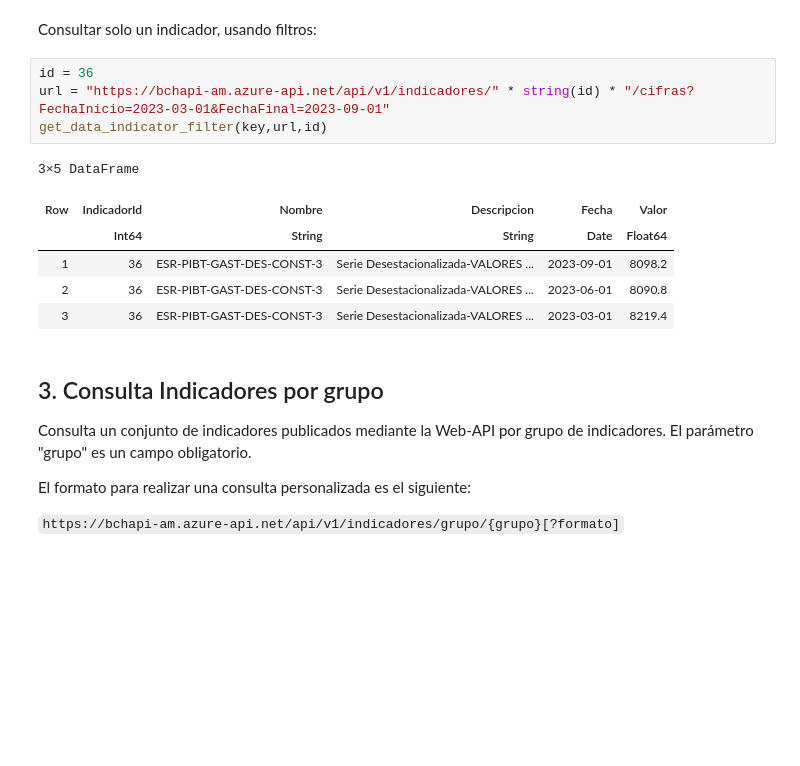
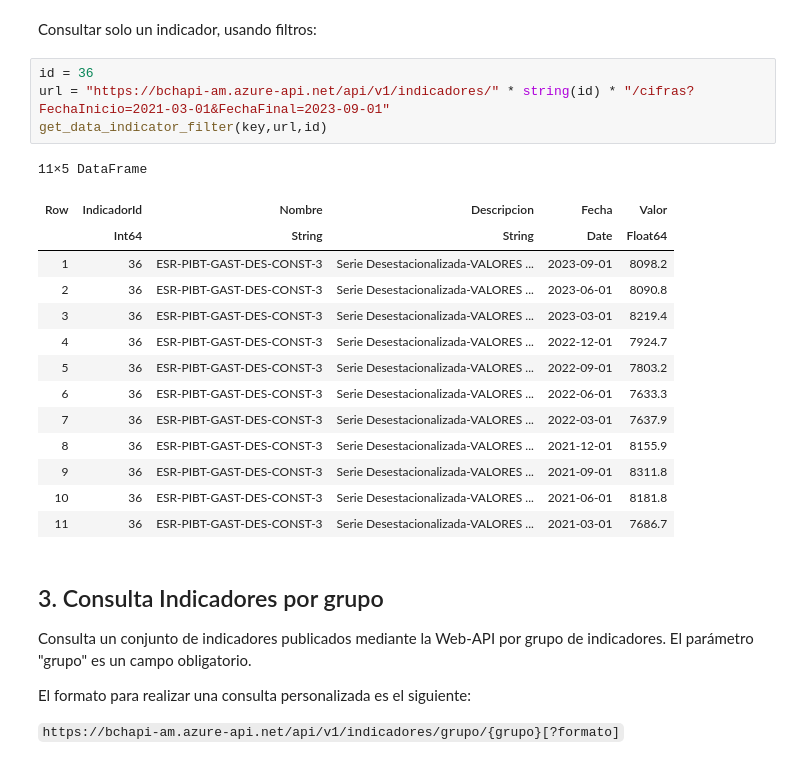
Before and after one commit to investigacioneconomicabch/BCH_Webpge, a Jupyter notebook: BCH_API_Julia.ipynb, the cells around one changed output. Cells and saved outputs as stored; diff of their text form; blank space fills up the shorter version.

```diff
--- a/BCH_API_Julia.ipynb
+++ b/BCH_API_Julia.ipynb
@@ -277,15 +277,23 @@ get_data_indicators(key,ids)
 Consultar solo un indicador, usando filtros:
 # %%
 id = 36
-url = "https://bchapi-am.azure-api.net/api/v1/indicadores/" * string(id) * "/cifras?FechaInicio=2023-03-01&FechaFinal=2023-09-01"
+url = "https://bchapi-am.azure-api.net/api/v1/indicadores/" * string(id) * "/cifras?FechaInicio=2021-03-01&FechaFinal=2023-09-01"
 get_data_indicator_filter(key,url,id)
 # %% [output]
-3×5 DataFrame
+11×5 DataFrame
 | Row | IndicadorId | Nombre | Descripcion | Fecha | Valor |
 |  | Int64 | String | String | Date | Float64 |
 | 1 | 36 | ESR-PIBT-GAST-DES-CONST-3 | Serie Desestacionalizada-VALORES ... | 2023-09-01 | 8098.2 |
 | 2 | 36 | ESR-PIBT-GAST-DES-CONST-3 | Serie Desestacionalizada-VALORES ... | 2023-06-01 | 8090.8 |
 | 3 | 36 | ESR-PIBT-GAST-DES-CONST-3 | Serie Desestacionalizada-VALORES ... | 2023-03-01 | 8219.4 |
+| 4 | 36 | ESR-PIBT-GAST-DES-CONST-3 | Serie Desestacionalizada-VALORES ... | 2022-12-01 | 7924.7 |
+| 5 | 36 | ESR-PIBT-GAST-DES-CONST-3 | Serie Desestacionalizada-VALORES ... | 2022-09-01 | 7803.2 |
+| 6 | 36 | ESR-PIBT-GAST-DES-CONST-3 | Serie Desestacionalizada-VALORES ... | 2022-06-01 | 7633.3 |
+| 7 | 36 | ESR-PIBT-GAST-DES-CONST-3 | Serie Desestacionalizada-VALORES ... | 2022-03-01 | 7637.9 |
+| 8 | 36 | ESR-PIBT-GAST-DES-CONST-3 | Serie Desestacionalizada-VALORES ... | 2021-12-01 | 8155.9 |
+| 9 | 36 | ESR-PIBT-GAST-DES-CONST-3 | Serie Desestacionalizada-VALORES ... | 2021-09-01 | 8311.8 |
+| 10 | 36 | ESR-PIBT-GAST-DES-CONST-3 | Serie Desestacionalizada-VALORES ... | 2021-06-01 | 8181.8 |
+| 11 | 36 | ESR-PIBT-GAST-DES-CONST-3 | Serie Desestacionalizada-VALORES ... | 2021-03-01 | 7686.7 |
 # %% [markdown]
 ## 3. Consulta Indicadores por grupo
 
```
Also changed, not shown: parts of 8 cells of this notebook, 2 other files.
